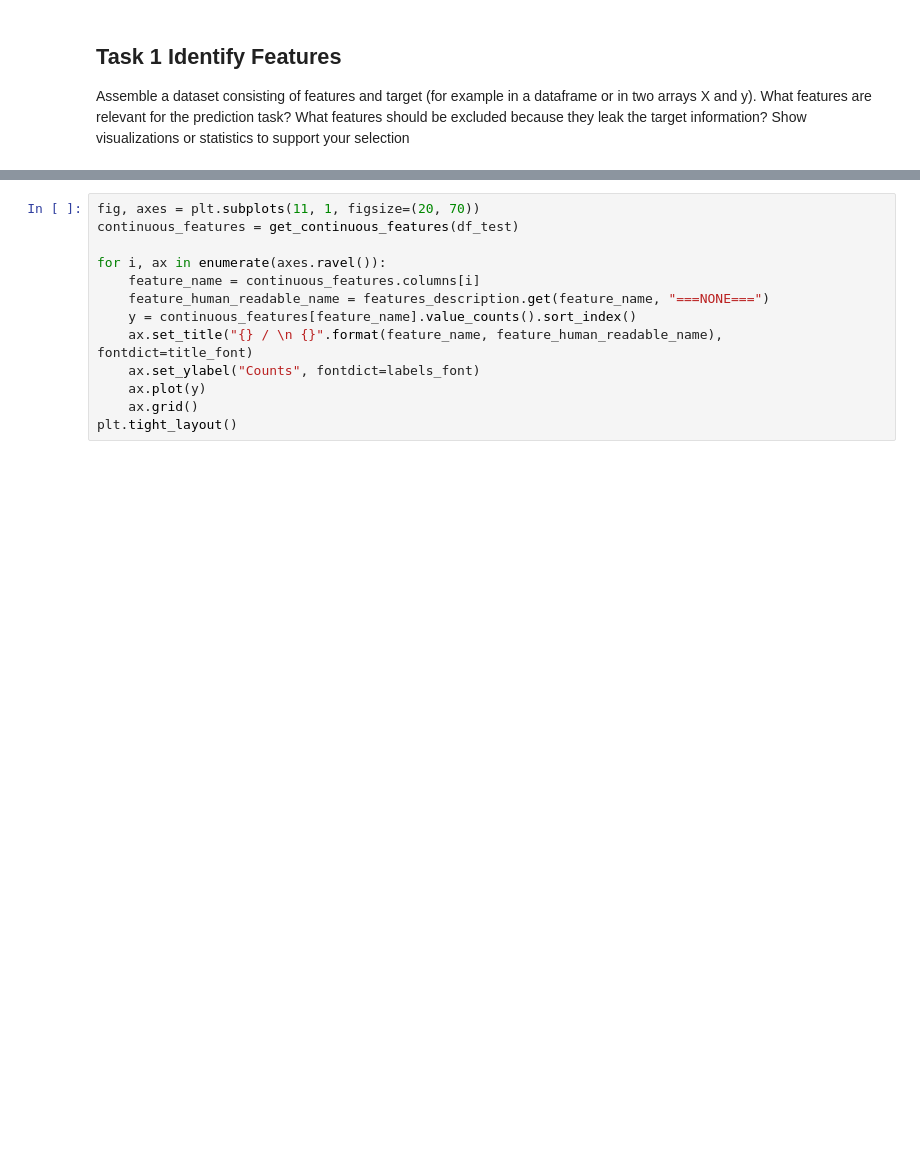
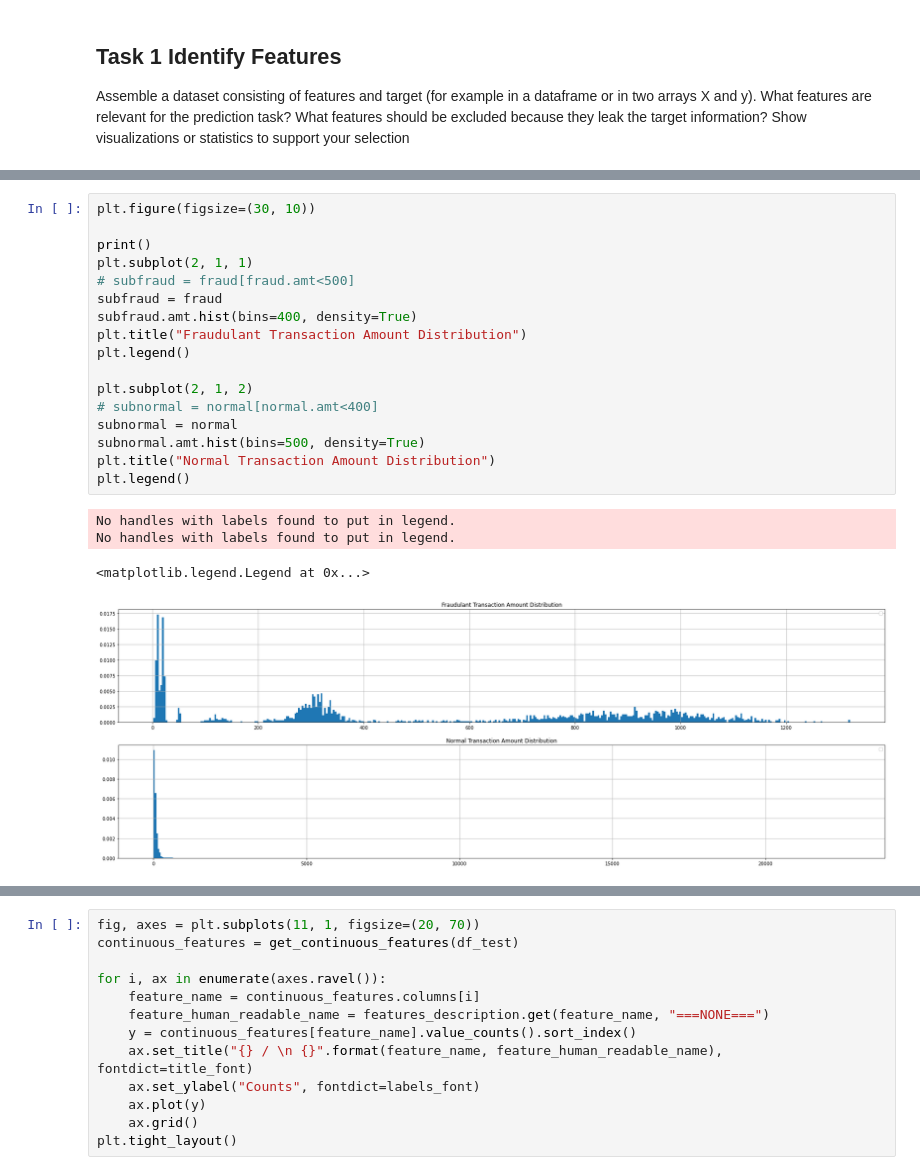
Before and after one commit to sashaaKr/master-of-science, a Jupyter notebook: semester_2/Advanced_Topics_in_Machine_Learning/assignment_2/Advanced Machine Learning - HW #2.ipynb, the cells around one changed output, grey strips where cells are left out. Cells and saved outputs as stored; diff of their text form; blank space fills up the shorter version.

Commit message:
amt visualization

```diff
--- a/semester_2/Advanced_Topics_in_Machine_Learning/assignment_2/Advanced Machine Learning - HW #2.ipynb
+++ b/semester_2/Advanced_Topics_in_Machine_Learning/assignment_2/Advanced Machine Learning - HW #2.ipynb
@@ -287,0 +307,22 @@ Assemble a dataset consisting of features and target (for example in a dataframe
+# %%
+plt.figure(figsize=(30, 10))
+
+print()
+plt.subplot(2, 1, 1)
+# subfraud = fraud[fraud.amt<500]
+subfraud = fraud
+subfraud.amt.hist(bins=400, density=True)
+plt.title("Fraudulant Transaction Amount Distribution")
+plt.legend()
+
+plt.subplot(2, 1, 2)
+# subnormal = normal[normal.amt<400]
+subnormal = normal
+subnormal.amt.hist(bins=500, density=True)
+plt.title("Normal Transaction Amount Distribution")
+plt.legend()
+# %% [output]
+No handles with labels found to put in legend.
+No handles with labels found to put in legend.
+<matplotlib.legend.Legend at 0x...>
+[figure, added]
```
Also changed, not shown: parts of 8 cells of this notebook.
